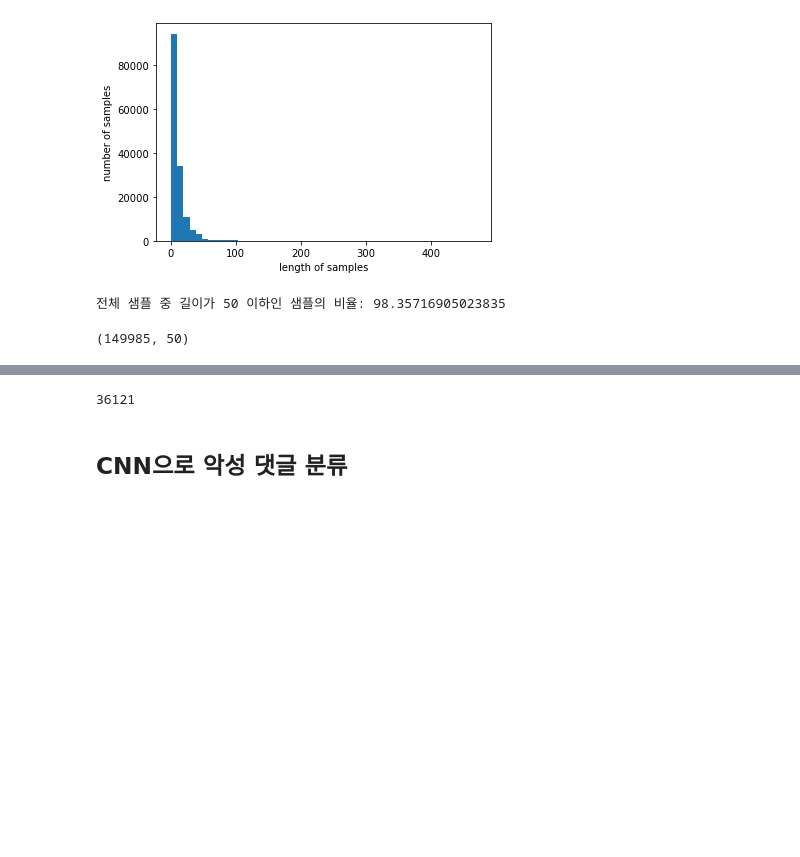
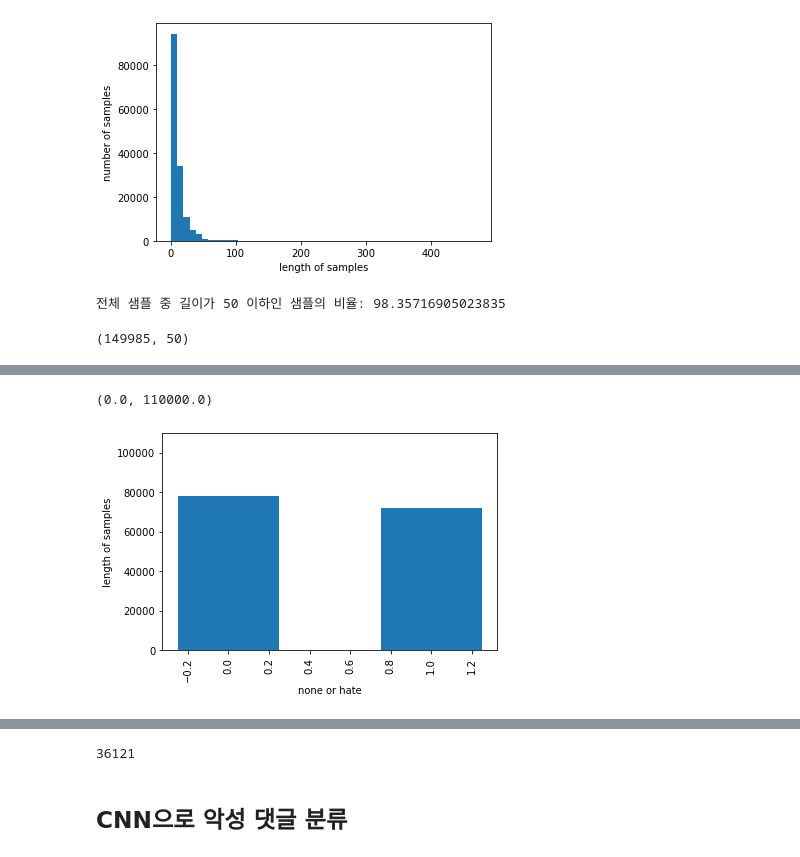
Before and after one commit to Aesol-Ahn/korean-toxic-comments, a Jupyter notebook: CNN/CNN.ipynb, the cells around one changed output, grey strips where cells are left out. Drawn from its saved outputs; the diff is of its cells as text; code cells hidden in the pictures; blank space fills up the shorter version.

```diff
--- a/CNN/CNN.ipynb
+++ b/CNN/CNN.ipynb
@@ -343,0 +398,9 @@ X_train.shape
+# %%
+plt.bar(x1,y1,width=0.5)
+plt.xticks(rotation=90)
+plt.ylabel('length of samples')
+plt.xlabel('none or hate')
+plt.ylim(top = 110000)
+# %% [output]
+(0.0, 110000.0)
+[figure, added]
```
Also changed, not shown: parts of 23 cells of this notebook, 5 other files.
